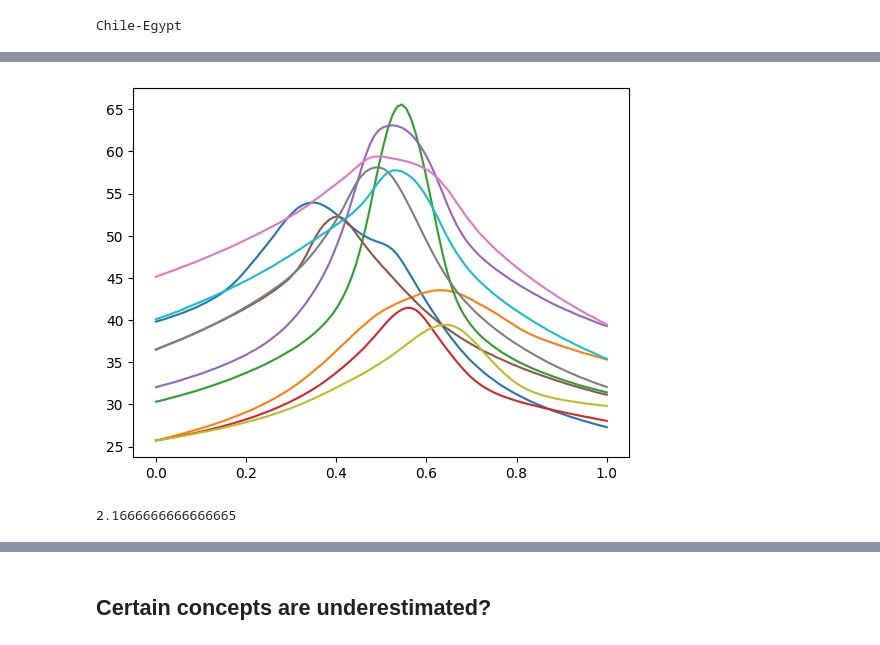
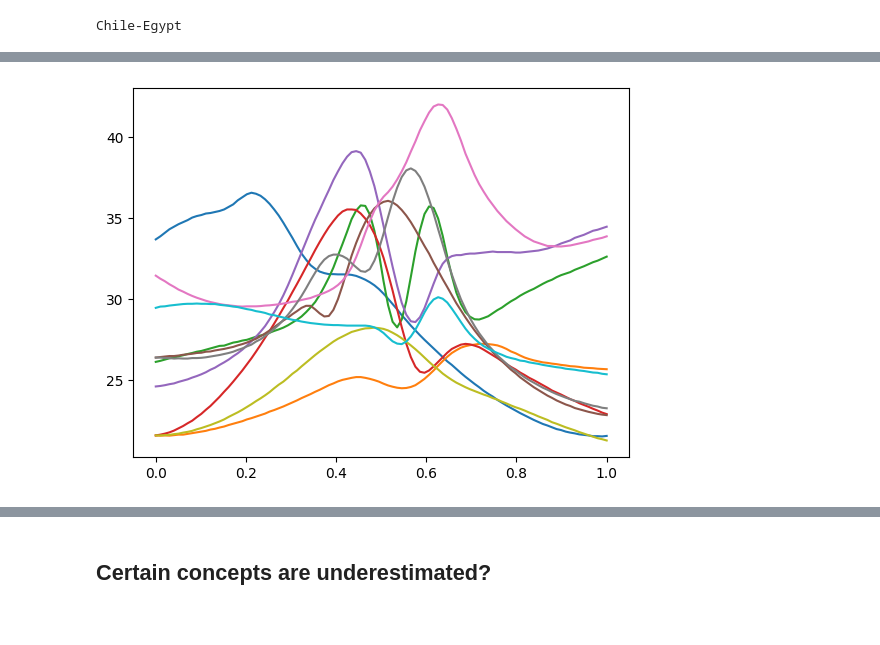
Before and after one commit to evandez/relations, a Jupyter notebook: notebooks/interpolation_experiment.ipynb, the cells around one changed output, grey strips where cells are left out. Cells and saved outputs as stored; diff of their text form; code cells hidden in the pictures.

Commit message:
interpolation experiments >> more figures

```diff
--- a/notebooks/interpolation_experiment.ipynb
+++ b/notebooks/interpolation_experiment.ipynb
@@ -157,6 +157,8 @@ path = "../results/interpolation"
 W_norms = []
 B_norms = []
 Jh_norms = []
+J_delta_h = []
+labels = []
 
 for trial in os.listdir(path):
     print(trial)
@@ -176,9 +178,17 @@ for trial in os.listdir(path):
     b_norms = [torch.Tensor(a['bias']).norm().item() for a in approxes]
     jh_norms = [torch.Tensor(a["metadata"].item()["Jh"]).norm().item() for a in approxes]
 
+    h1 = approxes[0]['h']
+    h2 = approxes[-1]['h']
+    # delta_h = (h1 + h2)/2
+    delta_h = hs_and_zs.h_by_subj["Russia"]
+    j_delta_h = [(torch.Tensor(a['weight']) @ delta_h).norm().item() for a in approxes]
+
     W_norms.append(w_norms)
     B_norms.append(b_norms)
     Jh_norms.append(jh_norms)
+    J_delta_h.append(j_delta_h)
+    labels.append(trial)
 # %% [output]
 Nigeria-France
 France-Egypt
@@ -190,3 +200,7 @@ Venezuela-Nigeria
 Egypt-South Korea
 France-Spain
 Chile-Egypt
+# %%
+for trial, label in zip(W_norms, labels):
+    plt.plot(np.linspace(0, 1, interpolation_steps), trial, label=label)
+plt.legend(bbox_to_anchor=(1.05, 1), loc='upper left')
@@ -192,0 +210,6 @@ Chile-Egypt
+# %%
+# J(h2 - h1)
+for trial, label in zip(J_delta_h, labels):
+    plt.plot(np.linspace(0, 1, interpolation_steps), trial, label=label)
+plt.legend(bbox_to_anchor=(1.05, 1), loc='upper left')
+plt.ylabel("Jh_norm")
@@ -192,0 +219,5 @@ Chile-Egypt
+# %%
+# J @ (h1 + h2)/2
+for trial, label in zip(J_delta_h, labels):
+    plt.plot(np.linspace(0, 1, interpolation_steps), trial, label=label)
+plt.legend(bbox_to_anchor=(1.05, 1), loc='upper left')
@@ -193,9 +227,5 @@ Chile-Egypt
 # %%
-for trial in W_norms:
+for trial in Jh_norms:
     plt.plot(np.linspace(0, 1, interpolation_steps), trial)
 # %% [output]
-[figure, old version]
+[figure, new version]
-# %%
-65/30
-# %% [output]
-2.1666666666666665
```
Also changed, not shown: parts of 6 cells of this notebook.
